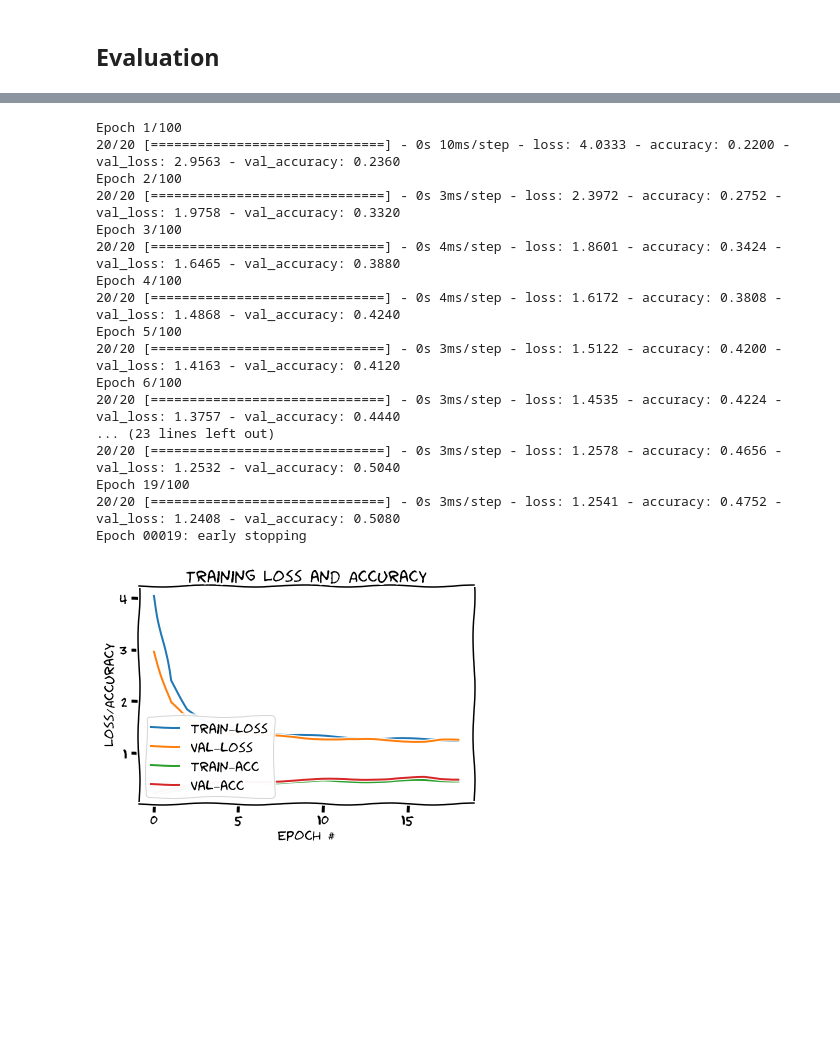
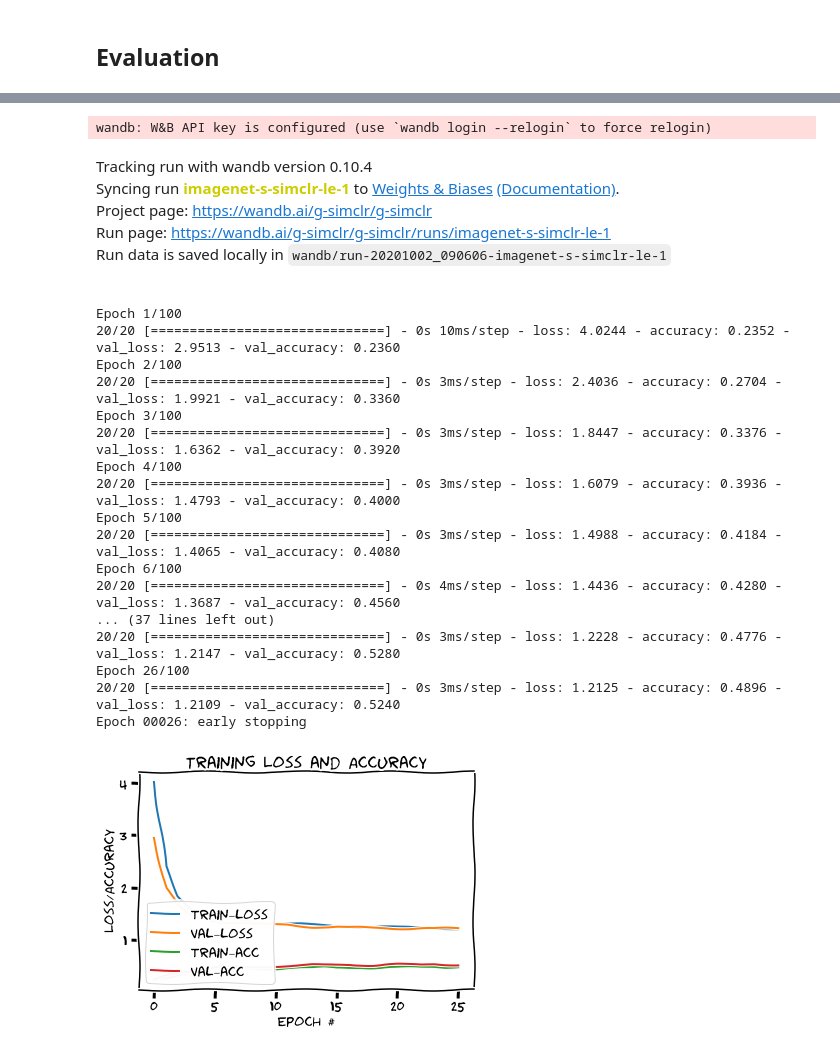
Before and after one commit to ariG23498/G-SimCLR, a Jupyter notebook: Imagenet_Subset/Vanilla_SimCLR/Linear_Evaluation.ipynb, the cells around one changed output, grey strips where cells are left out. Cells and saved outputs as stored; diff of their text form; code cells hidden in the pictures; blank space fills up the shorter version.

```diff
--- a/Imagenet_Subset/Vanilla_SimCLR/Linear_Evaluation.ipynb
+++ b/Imagenet_Subset/Vanilla_SimCLR/Linear_Evaluation.ipynb
@@ -210,35 +242,44 @@ _________________________________________________________________
 None
 (1250, 128) (250, 128)
 # %%
+# Initialize wandb
+wandb.init(entity="g-simclr", project="g-simclr", id="imagenet-s-simclr-le-1")
+
 # Linear model
 linear_model = get_linear_model(128)
 linear_model.compile(loss="sparse_categorical_crossentropy", metrics=["accuracy"],
                      optimizer="adam")
 history = linear_model.fit(train_features, y_train_enc,
                  validation_data=(test_features, y_test_enc),
                  batch_size=64,
                  epochs=100,
-                 callbacks=[es])
+                 callbacks=[es, WandbCallback()])
 plot_training(history)
 # %% [output]
-Epoch 1/100
-20/20 [==============================] - 0s 10ms/step - loss: 4.0333 - accuracy: 0.2200 - val_loss: 2.9563 - val_accuracy: 0.2360
-Epoch 2/100
-20/20 [==============================] - 0s 3ms/step - loss: 2.3972 - accuracy: 0.2752 - val_loss: 1.9758 - val_accuracy: 0.3320
-Epoch 3/100
-20/20 [==============================] - 0s 4ms/step - loss: 1.8601 - accuracy: 0.3424 - val_loss: 1.6465 - val_accuracy: 0.3880
-Epoch 4/100
-20/20 [==============================] - 0s 4ms/step - loss: 1.6172 - accuracy: 0.3808 - val_loss: 1.4868 - val_accuracy: 0.4240
-Epoch 5/100
-20/20 [==============================] - 0s 3ms/step - loss: 1.5122 - accuracy: 0.4200 - val_loss: 1.4163 - val_accuracy: 0.4120
-Epoch 6/100
-20/20 [==============================] - 0s 3ms/step - loss: 1.4535 - accuracy: 0.4224 - val_loss: 1.3757 - val_accuracy: 0.4440
-... (23 lines left out)
-20/20 [==============================] - 0s 3ms/step - loss: 1.2578 - accuracy: 0.4656 - val_loss: 1.2532 - val_accuracy: 0.5040
-Epoch 19/100
-20/20 [==============================] - 0s 3ms/step - loss: 1.2541 - accuracy: 0.4752 - val_loss: 1.2408 - val_accuracy: 0.5080
-Epoch 00019: early stopping
+wandb: W&B API key is configured (use `wandb login --relogin` to force relogin)
+Tracking run with wandb version 0.10.4
+Syncing run imagenet-s-simclr-le-1 to Weights & Biases (Documentation).
+Project page: https://wandb.ai/g-simclr/g-simclr
+Run page: https://wandb.ai/g-simclr/g-simclr/runs/imagenet-s-simclr-le-1
+Run data is saved locally in wandb/run-20201002_090606-imagenet-s-simclr-le-1
+Epoch 1/100
+20/20 [==============================] - 0s 10ms/step - loss: 4.0244 - accuracy: 0.2352 - val_loss: 2.9513 - val_accuracy: 0.2360
+Epoch 2/100
+20/20 [==============================] - 0s 3ms/step - loss: 2.4036 - accuracy: 0.2704 - val_loss: 1.9921 - val_accuracy: 0.3360
+Epoch 3/100
+20/20 [==============================] - 0s 3ms/step - loss: 1.8447 - accuracy: 0.3376 - val_loss: 1.6362 - val_accuracy: 0.3920
+Epoch 4/100
+20/20 [==============================] - 0s 3ms/step - loss: 1.6079 - accuracy: 0.3936 - val_loss: 1.4793 - val_accuracy: 0.4000
+Epoch 5/100
+20/20 [==============================] - 0s 3ms/step - loss: 1.4988 - accuracy: 0.4184 - val_loss: 1.4065 - val_accuracy: 0.4080
+Epoch 6/100
+20/20 [==============================] - 0s 4ms/step - loss: 1.4436 - accuracy: 0.4280 - val_loss: 1.3687 - val_accuracy: 0.4560
+... (37 lines left out)
+20/20 [==============================] - 0s 3ms/step - loss: 1.2228 - accuracy: 0.4776 - val_loss: 1.2147 - val_accuracy: 0.5280
+Epoch 26/100
+20/20 [==============================] - 0s 3ms/step - loss: 1.2125 - accuracy: 0.4896 - val_loss: 1.2109 - val_accuracy: 0.5240
+Epoch 00026: early stopping
-[figure, old version]
+[figure, new version]
 # %%
 # Encoder model with lesser non-linearity
 projection = Model(resnet_simclr.input, resnet_simclr.layers[-4].output)
```
Also changed, not shown: parts of 8 cells of this notebook.
